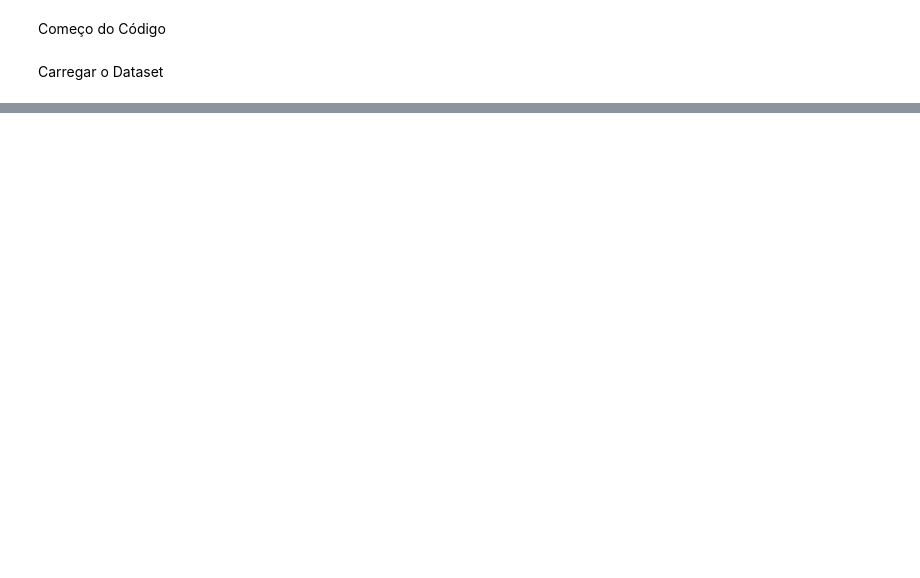
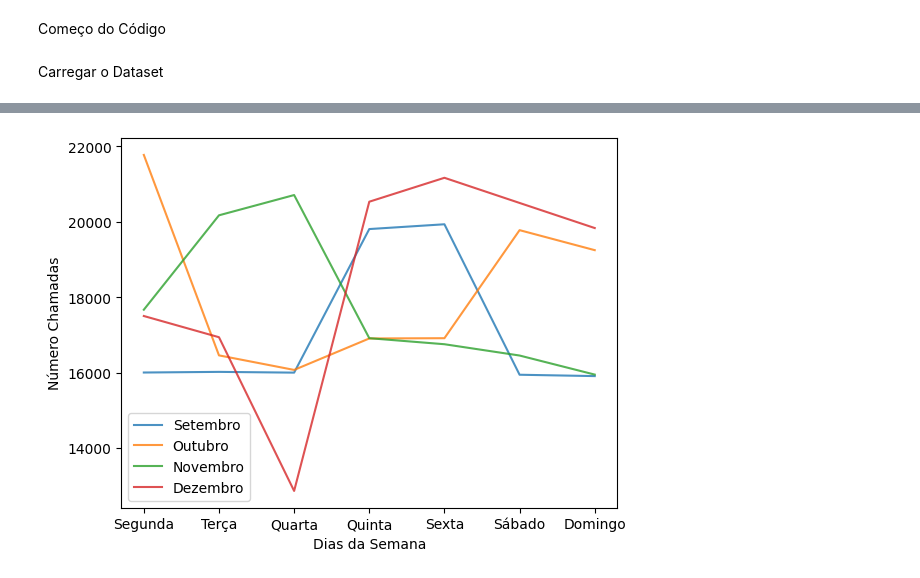
Before and after one commit to a21803339/TFC-DEISI345-Estudo_de_Chamadas_de_Emergencia, a Jupyter notebook: Código TFC.ipynb, the cells around one changed output, grey strips where cells are left out. Saved outputs shown, nothing was run; the diff lists cells and outputs as text; code cells hidden in the pictures; blank space fills up the shorter version.

```diff
--- a/Código TFC.ipynb
+++ b/Código TFC.ipynb
@@ -39,0 +61,10 @@ db.head()
+# %%
+
+ax = df.plot(alpha=0.8)
+ax.set_xticks(range(len(df)))
+ax.set_xticklabels(df['Unnamed: 0'])
+plt.xlabel("Dias da Semana")
+plt.ylabel("Número Chamadas")
+plt.savefig('Results/chamadas_dia_mes.pdf')
+# %% [output]
+[figure, added]
```
Also changed, not shown: parts of 6 cells of this notebook, 3 other files.
